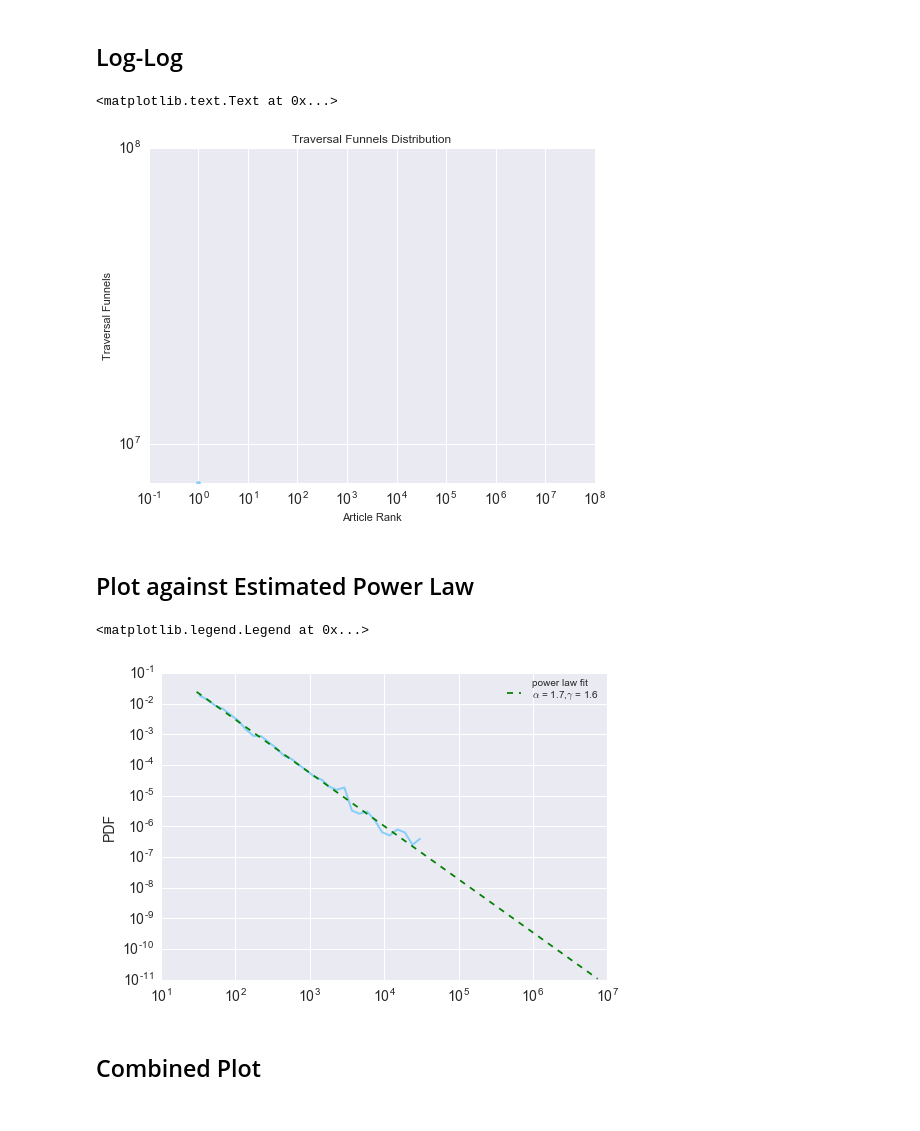
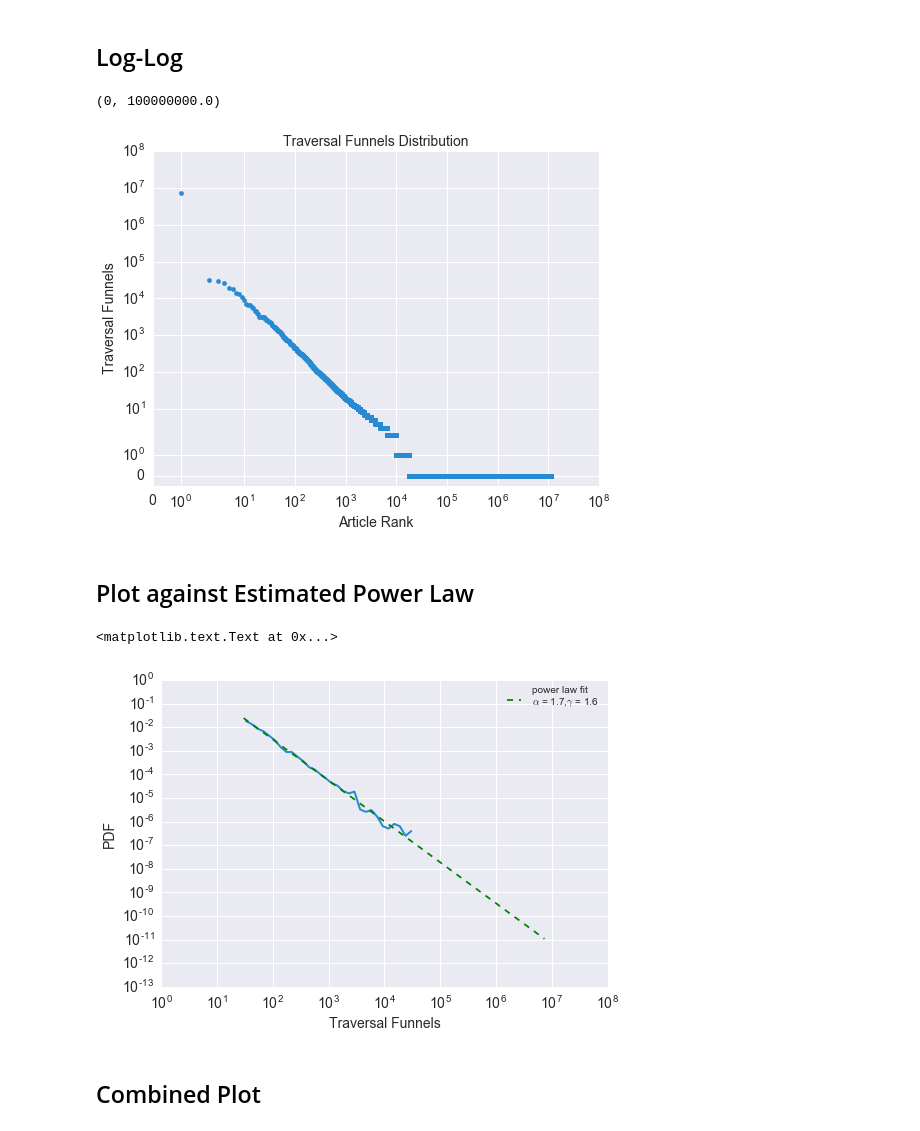
Before and after one commit to marksibrahim/wikipedia_network, a Jupyter notebook: results/power_law_funnels.ipynb, the cells around one changed output. Saved outputs shown, nothing was run; the diff lists cells and outputs as text; code cells hidden in the pictures.

```diff
--- a/results/power_law_funnels.ipynb
+++ b/results/power_law_funnels.ipynb
@@ -16,12 +16,12 @@ import seaborn as sns
 path = "/Users/mark/Dropbox/Math/Complex_Systems/research/wikipedia-network/paper/writeup/graphics/"
 results_path = "/Users/mark/Desktop/wiki_v4/"
 # %%
-#load feeder data
+#load funnels data
 with open(results_path + "feed_count.json") as f:
     feeder_dict = json.load(f)
 df = pd.DataFrame(feeder_dict.items())
 df.columns = ['article', 'traversal funnels']
-df = df.sort(columns=['traversal funnels'], ascending=False)
+df = df.sort_values(by='traversal funnels', ascending=False)
 df['rank'] = np.arange(1, df.shape[0]+1)
 # %% [markdown]
 ## Estimate Fit
@@ -48,38 +52,43 @@ Kolmogorov Distance:  0.0174111860863
 # %%
 plt.figure(figsize=(8,6))
 
-plt.scatter(df["rank"], df["traversal funnels"],  color="#87CEFA")
+plt.scatter(df["rank"], df["traversal funnels"],  color="#268bd2")
 
 plt.tick_params(axis='both', which='major', labelsize=14)
 
 #change axis labeling to 10^#
 axis = plt.gca()
-axis.set_yscale('log')
-axis.set_xscale('log')
+axis.set_yscale('symlog')
+axis.set_xscale('symlog')
 
-#axis limits
-axis.set_ylim(top=10**8, bottom=0)
+plt.title("Traversal Funnels Distribution", fontsize=14)
+plt.xlabel("Article Rank", fontsize=14)
+plt.ylabel("Traversal Funnels", fontsize=14)
 
-plt.title("Traversal Funnels Distribution")
-plt.xlabel("Article Rank")
-plt.ylabel("Traversal Funnels")
+#extend axes
+plt.gca().set_ylim(bottom=-0.5, top=10**(8))
+plt.gca().set_xlim(left=0)
 # %% [output]
-<matplotlib.text.Text at 0x...>
+(0, 100000000.0)
-[figure, old version]
+[figure, new version]
 # %% [markdown]
 ## Plot against Estimated Power Law
 # %%
-figCCDF = powerlaw_fit_funnels.plot_pdf(color='#87CEFA', linewidth=2)
+figCCDF = powerlaw_fit_funnels.plot_pdf(color='#268bd2', linewidth=2)
 powerlaw_fit_funnels.power_law.plot_pdf(color='g', linestyle='--', ax=figCCDF,
                                        label="power law fit\n"+ r'$\alpha$ = 1.7,' + r'$\gamma$ = 1.6')
 plt.tick_params(axis='both', which='major', labelsize=14)
 
+#extend axes
+plt.gca().set_xlim(left=1, right=10**8)
+plt.gca().set_ylim(top=1, bottom=10**(-13))
+
+plt.legend(numpoints=2)
 plt.ylabel("PDF", fontsize=14)
 plt.xlabel("Traversal Funnels", fontsize=14)
-plt.legend(numpoints=2)
 # %% [output]
-<matplotlib.legend.Legend at 0x...>
+<matplotlib.text.Text at 0x...>
-[figure, old version]
+[figure, new version]
 # %% [markdown]
 ## Combined Plot
 # %%
```
Also changed, not shown: parts of 6 cells of this notebook, 22 other files.
